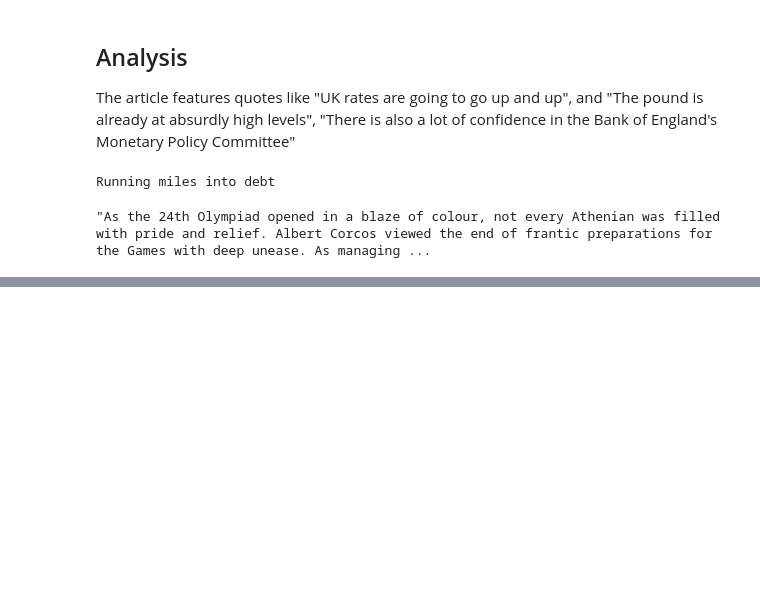
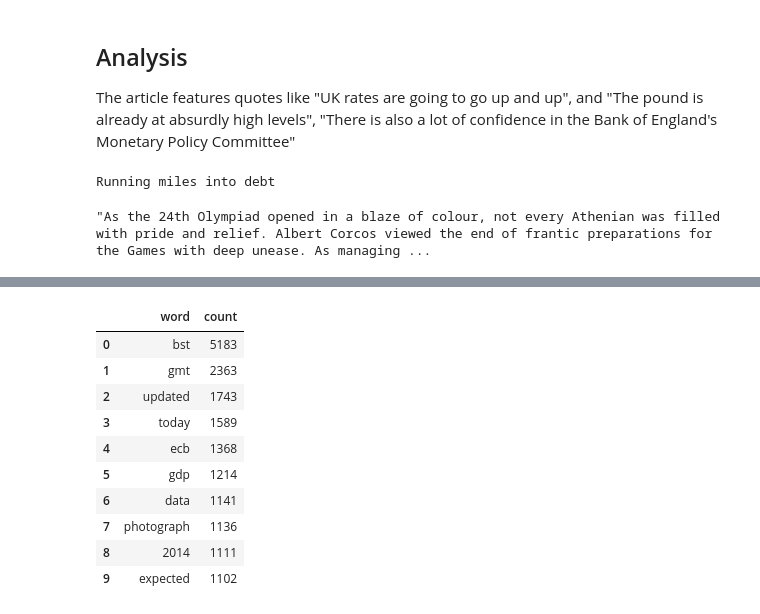
Before and after one commit to nikhilaravi/exchangerate, a Jupyter notebook: data_collection/Sentiment_analysis_exploration.ipynb, the cells around one changed output, grey strips where cells are left out. Saved outputs shown, nothing was run; the diff lists cells and outputs as text; code cells hidden in the pictures; blank space fills up the shorter version.

```diff
--- a/data_collection/Sentiment_analysis_exploration.ipynb
+++ b/data_collection/Sentiment_analysis_exploration.ipynb
@@ -312,0 +334,20 @@ Running miles into debt
+# %%
+class_vectorizer = CountVectorizer(max_df=0.5,min_df=2,stop_words='english')
+class_0_words = class_vectorizer.fit_transform(business_news[business_news['sentiment'] == 0]['Body Text'])
+class_0_word_freqs = [(word, class_0_words.getcol(idx).sum()) for word, idx in class_vectorizer.vocabulary_.items()]
+#sort from largest to smallest
+sorted_class_0_words = sorted (class_0_word_freqs, key = lambda x: -x[1])
+top_class_0_words = pd.DataFrame.from_records(sorted_class_0_words, columns=['word', 'count'])
+top_class_0_words.head(10)
+# %% [output]
+|  | word | count |
+| 0 | bst | 5183 |
+| 1 | gmt | 2363 |
+| 2 | updated | 1743 |
+| 3 | today | 1589 |
+| 4 | ecb | 1368 |
+| 5 | gdp | 1214 |
+| 6 | data | 1141 |
+| 7 | photograph | 1136 |
+| 8 | 2014 | 1111 |
+| 9 | expected | 1102 |
```
Also changed, not shown: parts of 10 cells of this notebook, 8 other files.
